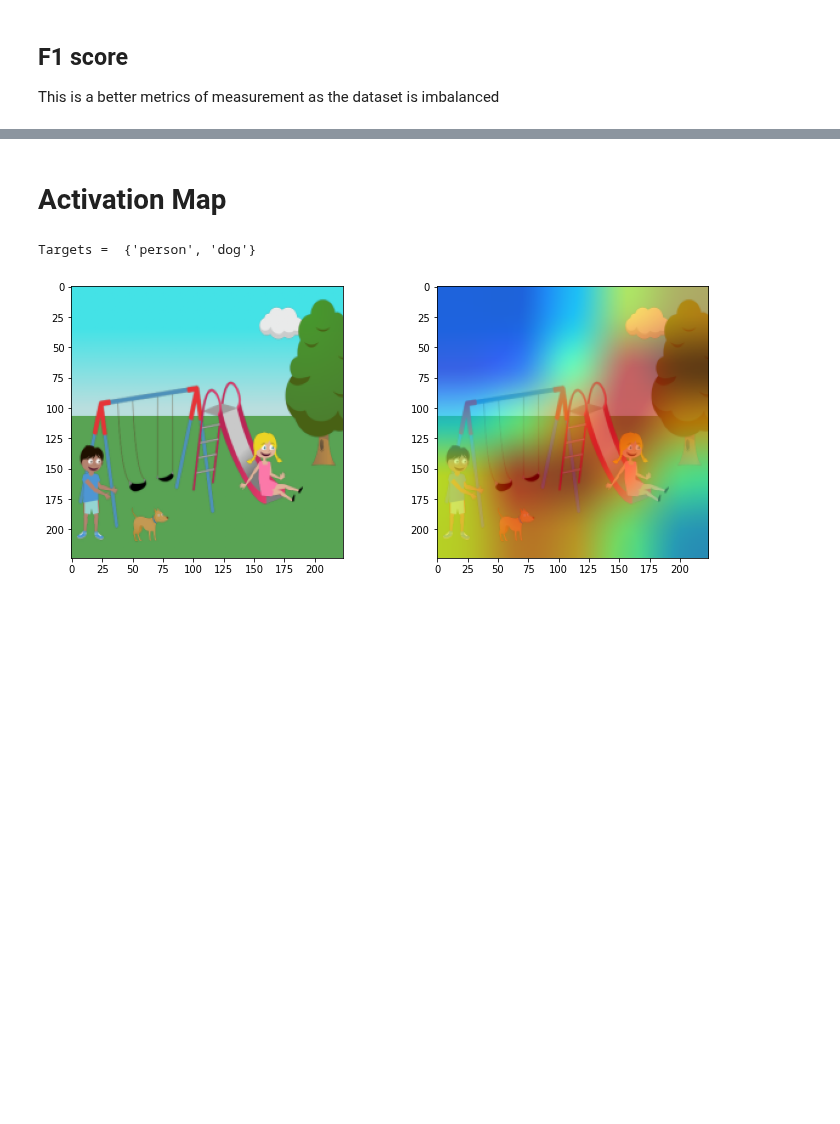
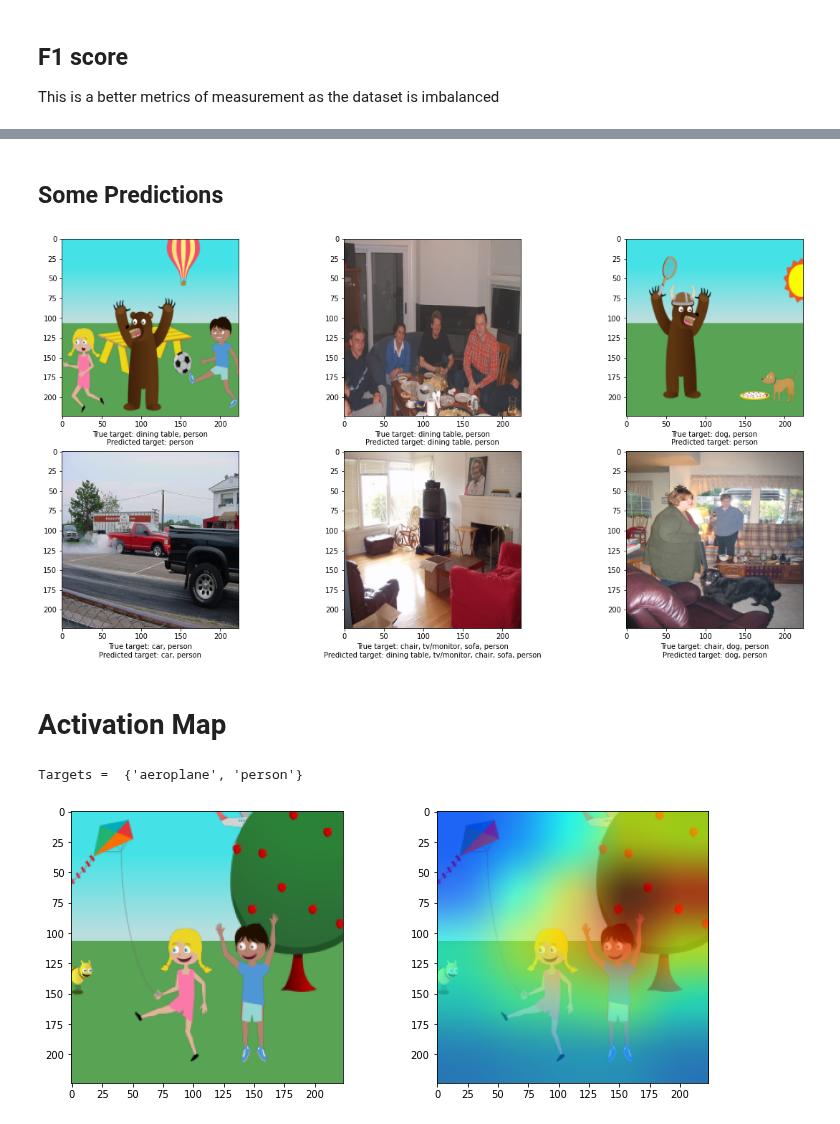
Before and after one commit to Yogesh7920/Pascal-VOC, a Jupyter notebook: Task_1.ipynb, the cells around one changed output, grey strips where cells are left out. Saved outputs shown, nothing was run; the diff lists cells and outputs as text; code cells hidden in the pictures; blank space fills up the shorter version.

```diff
--- a/Task_1.ipynb
+++ b/Task_1.ipynb
@@ -400,3 +403,23 @@ weighted avg       0.86      0.70      0.76      3490
+# %% [markdown]
+## Some Predictions
+# %%
+def show_labels(target):
+  d = dict(zip(labels, target))
+  s = {k for k in d if d[k]==1}
+  return ', '.join(list(s))
+# %%
+fig, ax = plt.subplots(2, 3, figsize=(20, 10))
+
+for i in range(2):
+  for j in range(3):
+    index = np.random.randint(0, 1500)
+    image = images[index]
+    target = targets[index]
+    pred = total_preds[index]
+    ax[i][j].set_xlabel("True target: " + show_labels(target) + "\n" + "Predicted target: " + show_labels(pred))
+    ax[i][j].imshow(image/255)
+# %% [output]
+[figure, added]
 # %% [markdown]
 # Activation Map
 # %%
@@ -482,5 +505,5 @@ x = processed_image
 x_= x.reshape(1, 224, 224, 3)
 display_gradcam(x, make_gradcam_heatmap(x_, loaded_model, loaded_model.get_layer('mixed10')), ax[1], alpha=1e-2)
 # %% [output]
-Targets =  {'person', 'dog'}
+Targets =  {'aeroplane', 'person'}
-[figure, old version]
+[figure, new version]
```
Also changed, not shown: parts of 7 cells of this notebook.
